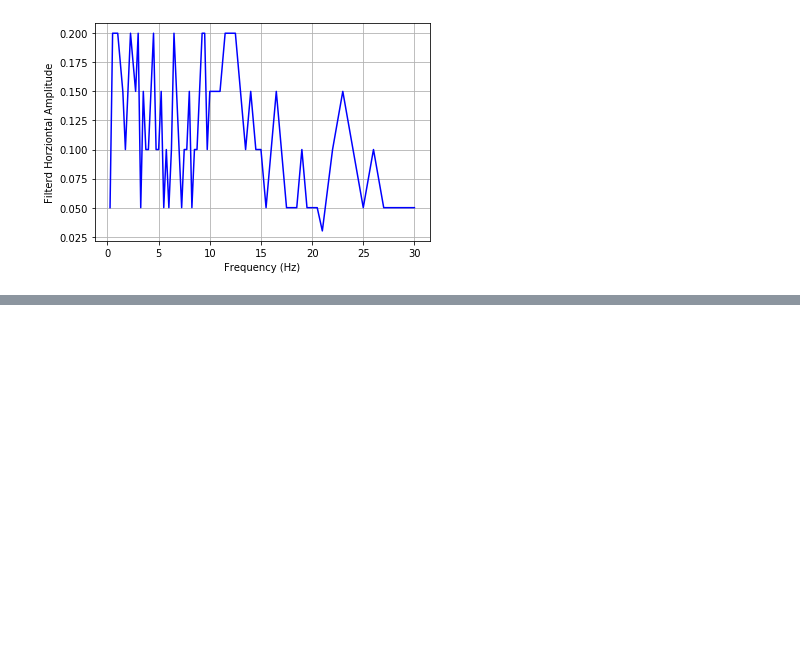
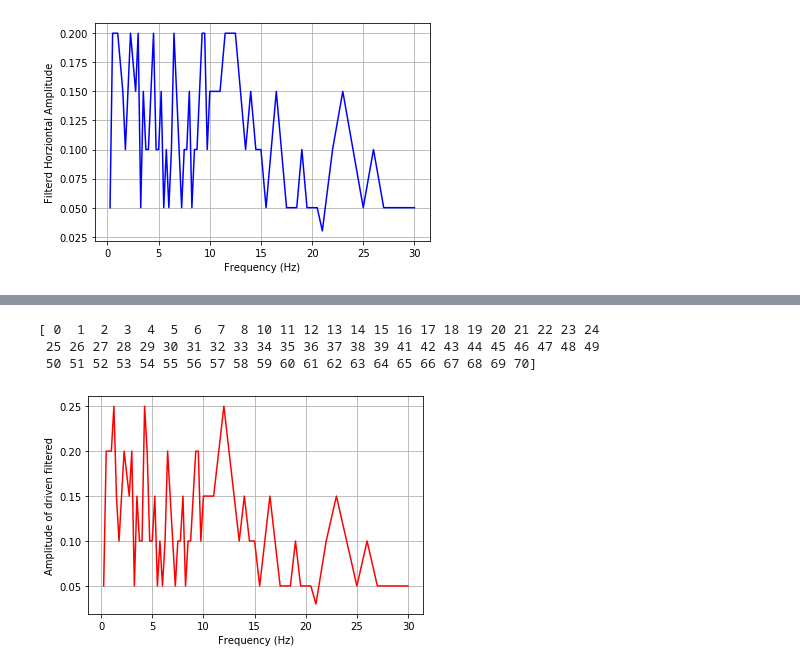
Before and after one commit to Alex-Mcginty/Placement_public, a Jupyter notebook: Sesmic_isolation_data_2.ipynb, the cells around one changed output, grey strips where cells are left out. Saved outputs shown, nothing was run; the diff lists cells and outputs as text; code cells hidden in the pictures; blank space fills up the shorter version.

Commit message:
Made things easier
Filtered driven mirror
Made interferometer data notebook easier to read

```diff
--- a/Sesmic_isolation_data_2.ipynb
+++ b/Sesmic_isolation_data_2.ipynb
@@ -148,7 +126,7 @@ plt.savefig('plot5b.png')
 # %% [output]
 [figure]
 # %%
-data = pandas.read_excel("Sesmic Isolation Data 1.xlsx",sheet_name="Sheet4")
+data = pandas.read_excel("Sesmic Isolation Data 1.xlsx",sheet_name="Sheet1")
 data
 # %% [output]
 |  | Frequency (Hz) | Horizontal amplitude of driven mi... | Horizontal amplitude of oscillati... | Ratio of driven mirror and oscill... | ... |
@@ -172 +152,22 @@ data
+# %%
+
+import numpy as np
+LQ=np.percentile(data['Horizontal amplitude of driven mirror (cm)'],25)
+UQ=np.percentile(data['Horizontal amplitude of driven mirror (cm)'],75)
+IQR=UQ-LQ
+x=UQ+(1.5*IQR)
+y=LQ-(1.5*IQR)
+idx=np.where((data['Horizontal amplitude of driven mirror (cm)']<x)&(data['Horizontal amplitude of driven mirror (cm)']>y))[0]
+print(idx)
+#print(data['Horizontal amplitude of driven mirror (cm)'][idx)
+plt.plot(data['Frequency (Hz)'][idx],data['Horizontal amplitude of driven mirror (cm)'][idx],color='red',linestyle='-')
+plt.grid()
+plt.xlabel('Frequency (Hz)')
+plt.ylabel('Amplitude of driven filtered')
+plt.savefig('plot9b.png')
+# %% [output]
+[ 0  1  2  3  4  5  6  7  8 10 11 12 13 14 15 16 17 18 19 20 21 22 23 24
+ 25 26 27 28 29 30 31 32 33 34 35 36 37 38 39 41 42 43 44 45 46 47 48 49
+ 50 51 52 53 54 55 56 57 58 59 60 61 62 63 64 65 66 67 68 69 70]
+[figure, added]
 # %%
```
Also changed, not shown: parts of 13 cells of this notebook, 11 other files.
